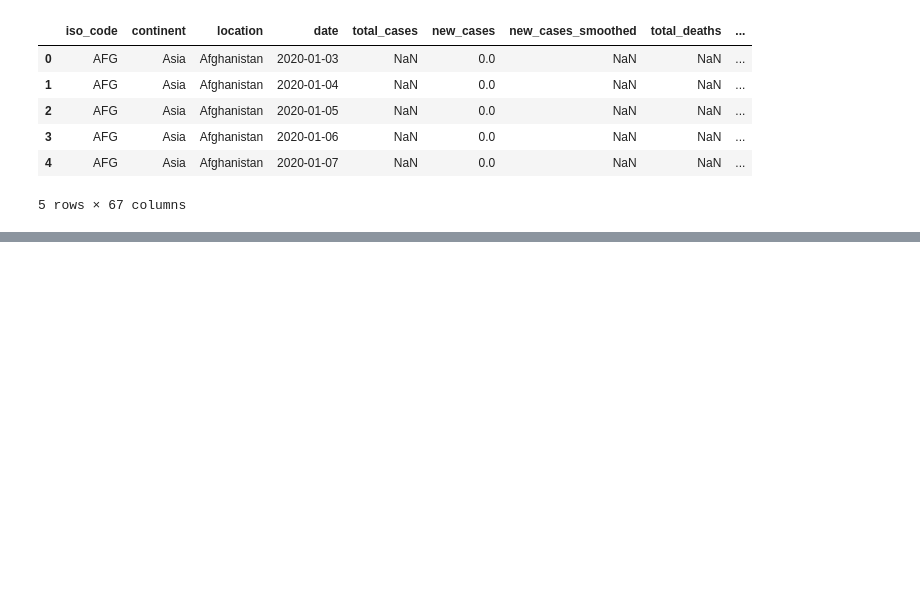
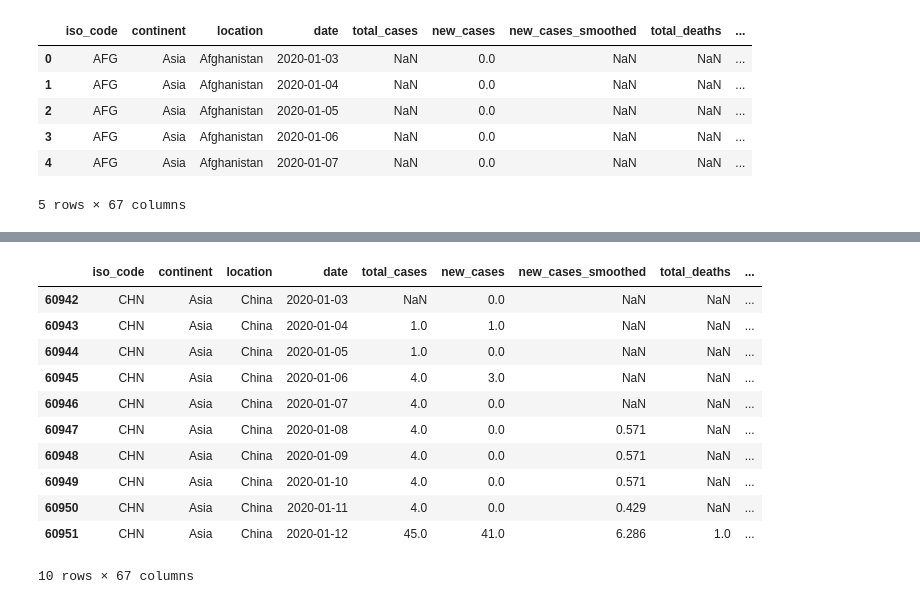
Before and after one commit to datla-ria/Project-1, a Jupyter notebook: project-1.ipynb, the cells around one changed output, grey strips where cells are left out. Drawn from its saved outputs; the diff is of its cells as text; code cells hidden in the pictures; blank space fills up the shorter version.

```diff
--- a/project-1.ipynb
+++ b/project-1.ipynb
@@ -31,0 +75,16 @@ covid_data_df.head()
+# %%
+covid_data_china = covid_data_df.loc[covid_data_df["location"] == "China", :]
+covid_data_china.head(10)
+# %% [output]
+|  | iso_code | continent | location | date | total_cases | new_cases | new_cases_smoothed | total_deaths | ... |
+| 60942 | CHN | Asia | China | 2020-01-03 | NaN | 0.0 | NaN | NaN | ... |
+| 60943 | CHN | Asia | China | 2020-01-04 | 1.0 | 1.0 | NaN | NaN | ... |
+| 60944 | CHN | Asia | China | 2020-01-05 | 1.0 | 0.0 | NaN | NaN | ... |
+| 60945 | CHN | Asia | China | 2020-01-06 | 4.0 | 3.0 | NaN | NaN | ... |
+| 60946 | CHN | Asia | China | 2020-01-07 | 4.0 | 0.0 | NaN | NaN | ... |
+| 60947 | CHN | Asia | China | 2020-01-08 | 4.0 | 0.0 | 0.571 | NaN | ... |
+| 60948 | CHN | Asia | China | 2020-01-09 | 4.0 | 0.0 | 0.571 | NaN | ... |
+| 60949 | CHN | Asia | China | 2020-01-10 | 4.0 | 0.0 | 0.571 | NaN | ... |
+| 60950 | CHN | Asia | China | 2020-01-11 | 4.0 | 0.0 | 0.429 | NaN | ... |
+| 60951 | CHN | Asia | China | 2020-01-12 | 45.0 | 41.0 | 6.286 | 1.0 | ... |
+10 rows × 67 columns
```
Also changed, not shown: parts of 9 cells of this notebook, 1 other file.
